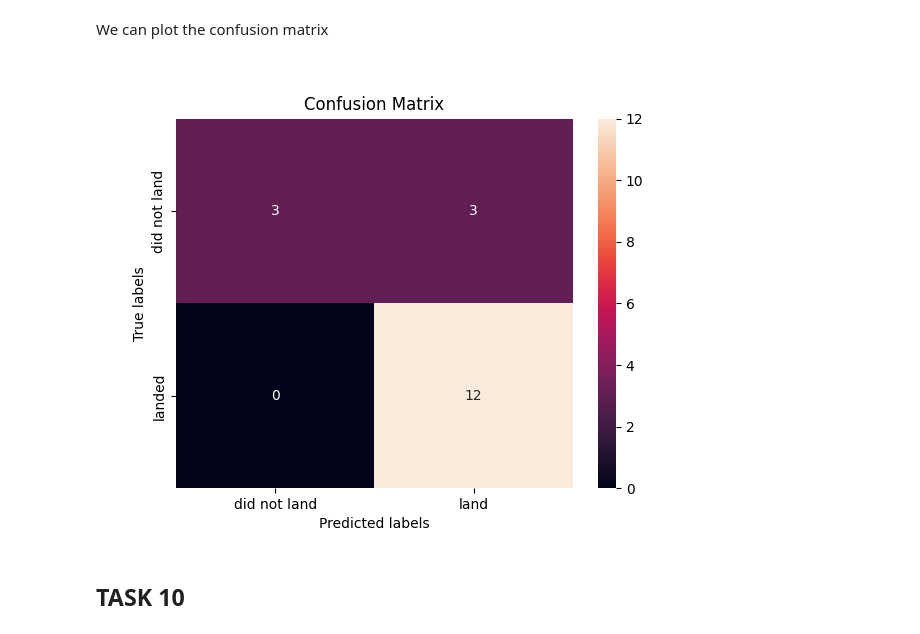
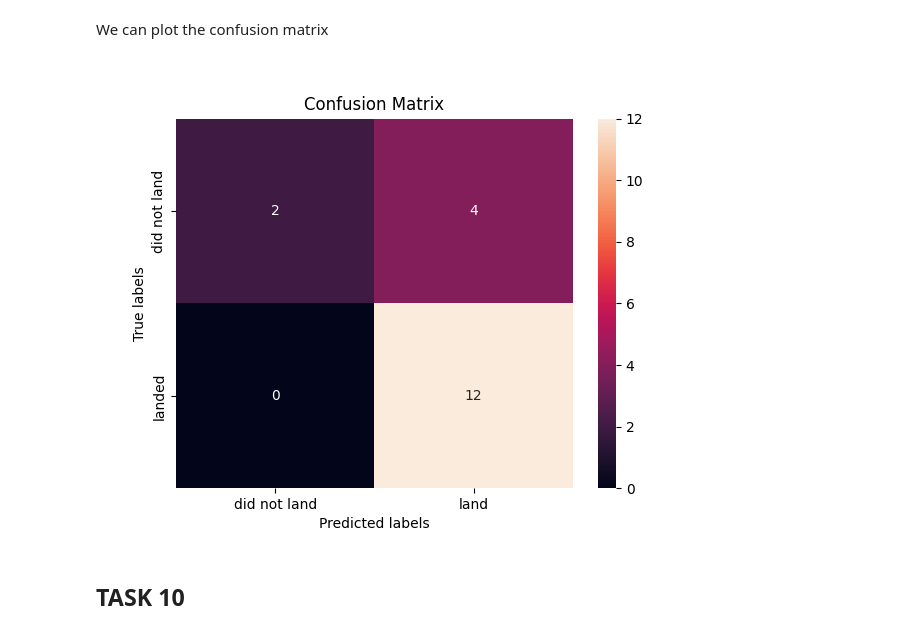
Before and after one commit to mariotey/IBM_Coursera, a Jupyter notebook: Week4/IBM-DS0321EN-SkillsNetwork_labs_module_4_SpaceX_Machine_Learning_Prediction_Part_5.jupyterlite.ipynb, the cells around one changed output. Drawn from its saved outputs; the diff is of its cells as text; code cells hidden in the pictures.

```diff
--- a/Week4/IBM-DS0321EN-SkillsNetwork_labs_module_4_SpaceX_Machine_Learning_Prediction_Part_5.jupyterlite.ipynb
+++ b/Week4/IBM-DS0321EN-SkillsNetwork_labs_module_4_SpaceX_Machine_Learning_Prediction_Part_5.jupyterlite.ipynb
@@ -213,0 +207,12 @@ plt.show()
+# %%
+parameters ={"C":[logreg_cv.best_params_["C"]],
+             'penalty':[logreg_cv.best_params_["penalty"]],
+             'solver':[logreg_cv.best_params_["solver"]]}# l1 lasso l2 ridge
+
+logreg_cv = GridSearchCV(lr, param_grid=parameters, cv=10)
+logreg_cv.fit(X_train, Y_train)
+
+yhat=logreg_cv.predict(X_test)
+plot_confusion_matrix(Y_test,yhat)
+
+plt.show()
@@ -253,0 +254,12 @@ plt.show()
+# %%
+parameters = {'kernel': [svm_cv.best_params_["kernel"]],
+              'C': [svm_cv.best_params_["C"]],
+              'gamma': [svm_cv.best_params_["gamma"]]}
+
+svm_cv = GridSearchCV(svm, param_grid=parameters, cv=10)
+svm_cv.fit(X_train, Y_train)
+
+yhat=svm_cv.predict(X_test)
+plot_confusion_matrix(Y_test,yhat)
+
+plt.show()
@@ -287,13 +301,23 @@ accuracy : 0.8892857142857142
 Calculate the accuracy of tree_cv on the test data using the method <code>score</code>:
 # %% [markdown]
 We can plot the confusion matrix
-# %%
-yhat = svm_cv.predict(X_test)
-plot_confusion_matrix(Y_test,yhat)
-
-plt.show()
-# %% [output]
-[figure, removed]
+# %%
+parameters = {'criterion': [str(tree_cv.best_params_["criterion"])],
+              'max_depth': [tree_cv.best_params_["max_depth"]],
+              'max_features': [str(tree_cv.best_params_["max_features"])],
+              'min_samples_leaf': [tree_cv.best_params_["min_samples_leaf"]],
+              'min_samples_split': [tree_cv.best_params_["min_samples_split"]],
+              'splitter': [str(tree_cv.best_params_["splitter"])]}
+
+tree_cv = GridSearchCV(tree, param_grid=parameters, cv=10)
+tree_cv.fit(X_train, Y_train)
+
+yhat = tree_cv.predict(X_test)
+plot_confusion_matrix(Y_test,yhat)
+
+plt.show()
+# %% [output]
+[figure, added]
 # %% [markdown]
 ## TASK  10
 # %% [markdown]
```
Also changed, not shown: parts of 8 cells of this notebook, 4 other files.
